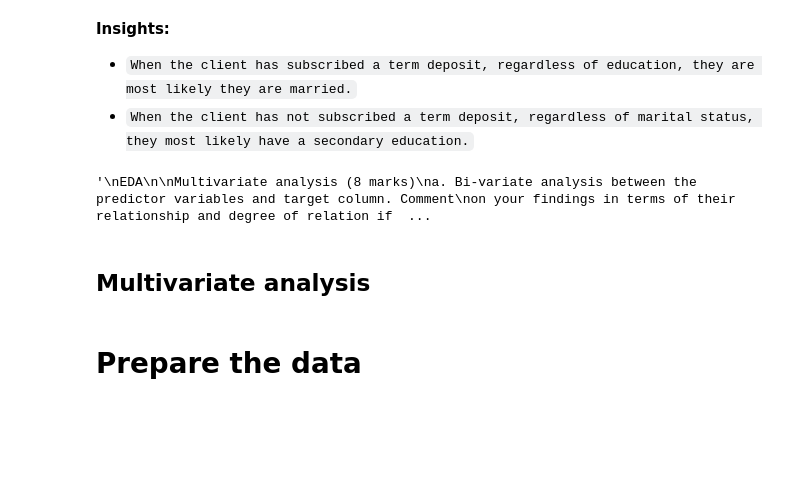
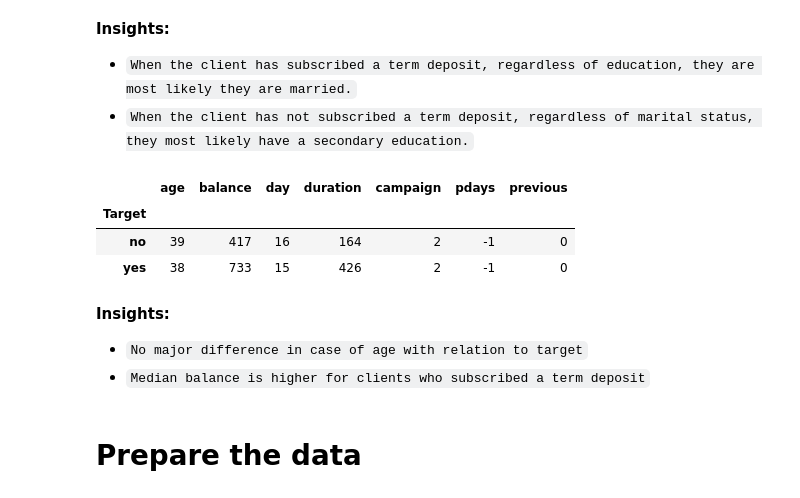
Before and after one commit to lauren-alexandra/subscription-prediction, a Jupyter notebook: Term_Deposit_Subscription_Prediction.ipynb, the cells around one changed output. Saved outputs shown, nothing was run; the diff lists cells and outputs as text; code cells hidden in the pictures; blank space fills up the shorter version.

```diff
--- a/Term_Deposit_Subscription_Prediction.ipynb
+++ b/Term_Deposit_Subscription_Prediction.ipynb
@@ -200,22 +218,17 @@ Name: Target, dtype: int64
 **Insights:**
 - `When the client has subscribed a term deposit, regardless of education, they are most likely they are married.`
 - `When the client has not subscribed a term deposit, regardless of marital status, they most likely have a secondary education.`
-# %%
-'''
-EDA
-
-Multivariate analysis (8 marks)
-a. Bi-variate analysis between the predictor variables and target column. Comment
-on your findings in terms of their relationship and degree of relation if any.
-Visualize the analysis using boxplots and pair plots, histograms or density curves.
-Select the most appropriate attributes.
-b. Please provide comments in jupyter notebook regarding the steps you take and
-insights drawn from the plots
-'''
-# %% [output]
-'\nEDA\n\nMultivariate analysis (8 marks)\na. Bi-variate analysis between the predictor variables and target column. Comment\non your findings in terms of their relationship and degree of relation if  ...
-# %% [markdown]
-## Multivariate analysis
+# %%
+df.groupby(["Target"]).median()
+# %% [output]
+|  | age | balance | day | duration | campaign | pdays | previous |
+| Target |  |  |  |  |  |  |  |
+| no | 39 | 417 | 16 | 164 | 2 | -1 | 0 |
+| yes | 38 | 733 | 15 | 426 | 2 | -1 | 0 |
+# %% [markdown]
+**Insights:**
+- `No major difference in case of age with relation to target`
+- `Median balance is higher for clients who subscribed a term deposit`
 # %% [markdown]
 # Prepare the data
 # %%
```
Also changed, not shown: parts of 6 cells of this notebook.
